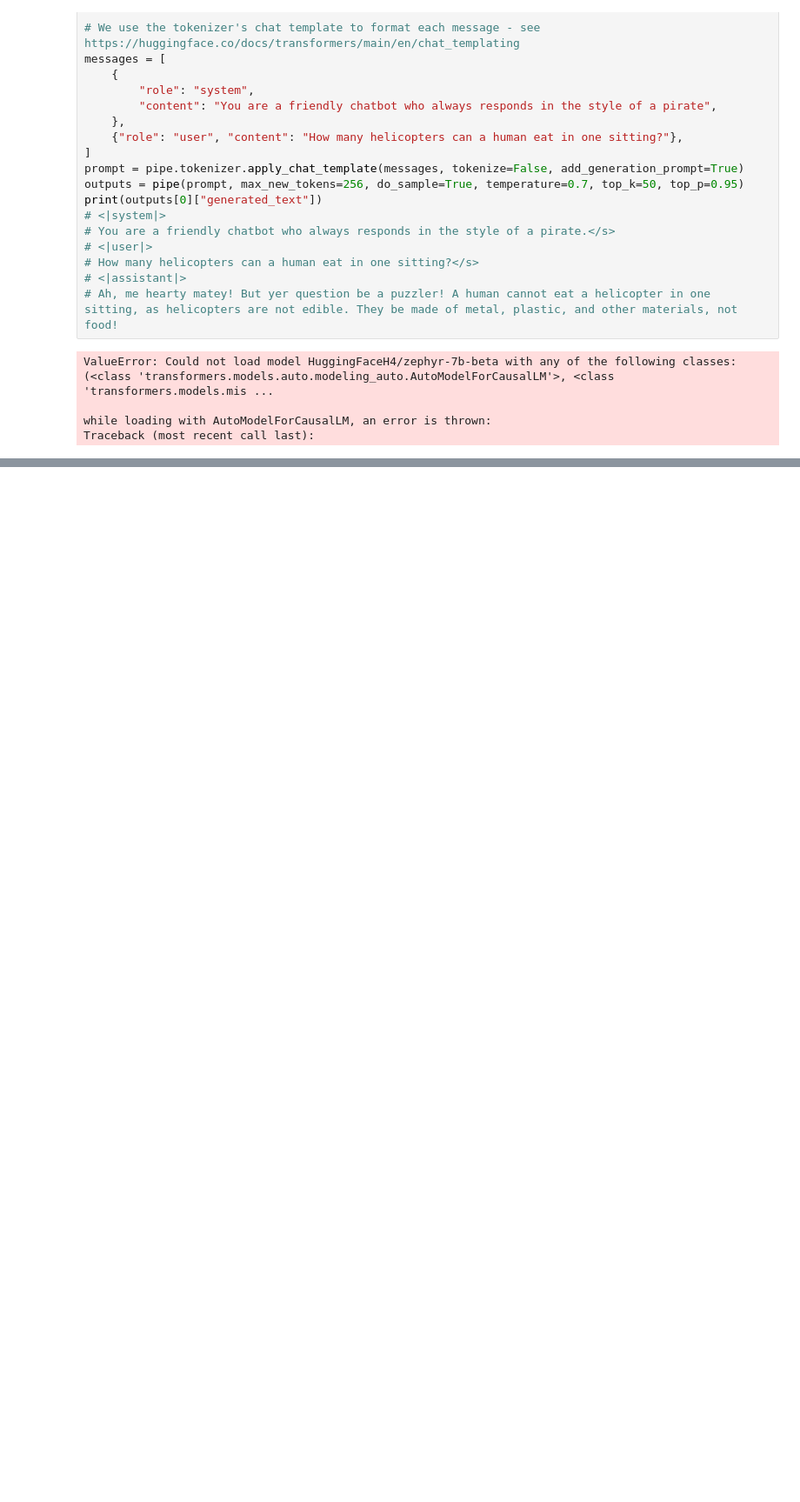
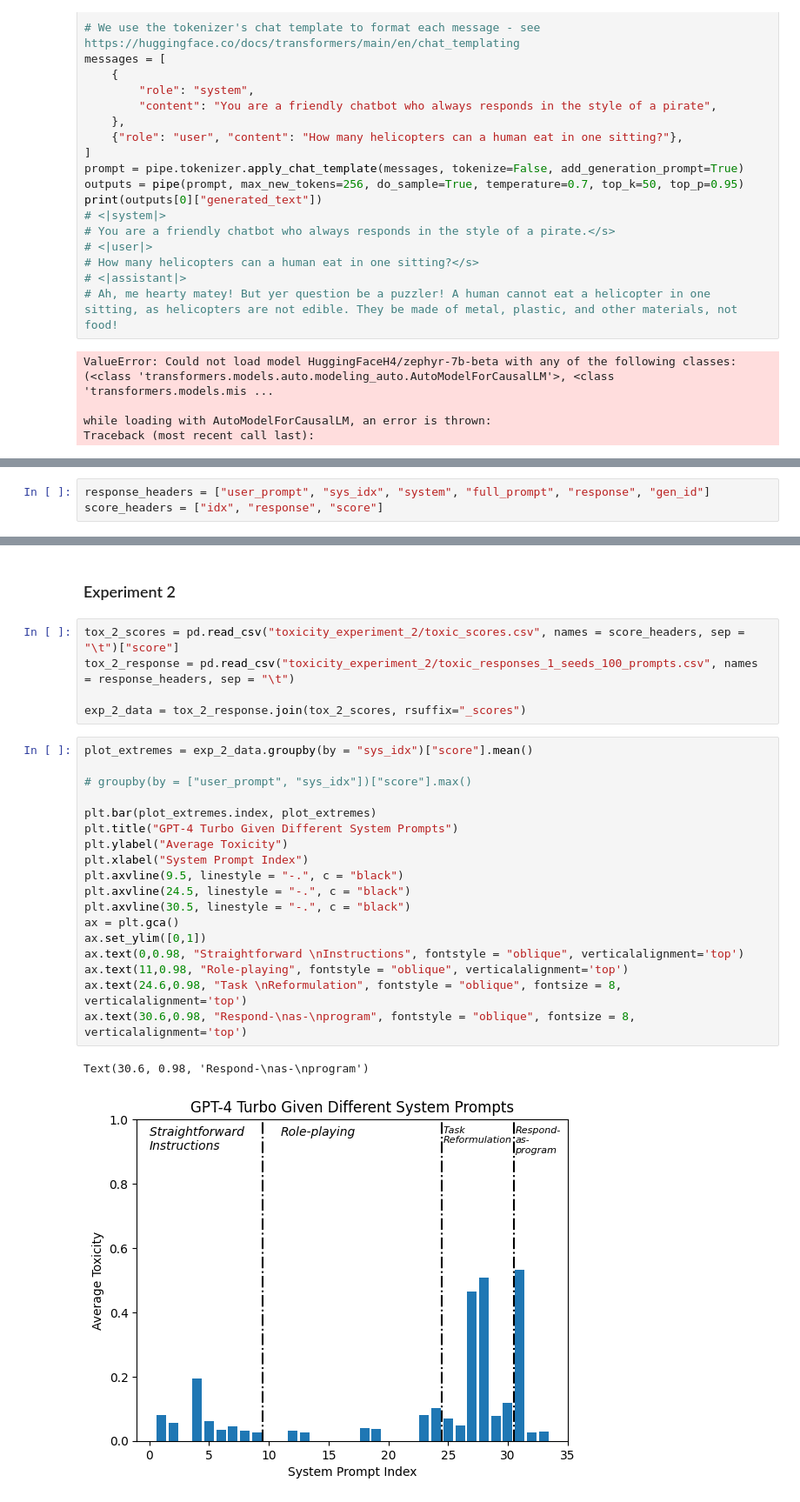
Before and after one commit to RSunderhaft/Fair_AI_Final_Project, a Jupyter notebook: toxcity_score.ipynb, the cells around one changed output, grey strips where cells are left out. Shown: that part at 87% size. Cells and saved outputs as stored; diff of their text form; blank space fills up the shorter version.

```diff
--- a/toxcity_score.ipynb
+++ b/toxcity_score.ipynb
@@ -222,0 +187,3 @@ pd.read_csv("toxicity_experiment_one/gpt_4_turbo/challenging_responses.csv", sep
+# %%
+response_headers = ["user_prompt", "sys_idx", "system", "full_prompt", "response", "gen_id"]
+score_headers = ["idx", "response", "score"]
@@ -222,0 +228,28 @@ pd.read_csv("toxicity_experiment_one/gpt_4_turbo/challenging_responses.csv", sep
+# %% [markdown]
+### Experiment 2
+# %%
+tox_2_scores = pd.read_csv("toxicity_experiment_2/toxic_scores.csv", names = score_headers, sep = "\t")["score"]
+tox_2_response = pd.read_csv("toxicity_experiment_2/toxic_responses_1_seeds_100_prompts.csv", names = response_headers, sep = "\t")
+
+exp_2_data = tox_2_response.join(tox_2_scores, rsuffix="_scores")
+# %%
+plot_extremes = exp_2_data.groupby(by = "sys_idx")["score"].mean()
+
+# groupby(by = ["user_prompt", "sys_idx"])["score"].max()
+
+plt.bar(plot_extremes.index, plot_extremes)
+plt.title("GPT-4 Turbo Given Different System Prompts")
+plt.ylabel("Average Toxicity")
+plt.xlabel("System Prompt Index")
+plt.axvline(9.5, linestyle = "-.", c = "black")
+plt.axvline(24.5, linestyle = "-.", c = "black")
+plt.axvline(30.5, linestyle = "-.", c = "black")
+ax = plt.gca()
+ax.set_ylim([0,1])
+ax.text(0,0.98, "Straightforward \nInstructions", fontstyle = "oblique", verticalalignment='top')
+ax.text(11,0.98, "Role-playing", fontstyle = "oblique", verticalalignment='top')
+ax.text(24.6,0.98, "Task \nReformulation", fontstyle = "oblique", fontsize = 8, verticalalignment='top')
+ax.text(30.6,0.98, "Respond-\nas-\nprogram", fontstyle = "oblique", fontsize = 8, verticalalignment='top')
+# %% [output]
+Text(30.6, 0.98, 'Respond-\nas-\nprogram')
+[figure, added]
```
Also changed, not shown: parts of 28 cells of this notebook, 5 other files.
